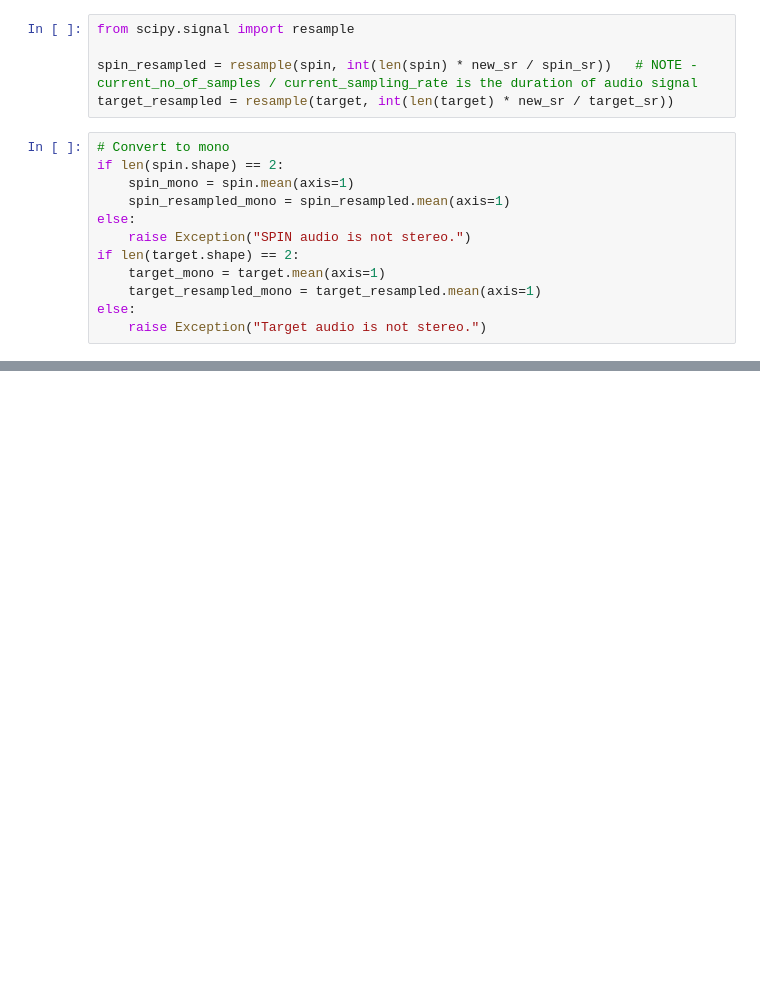
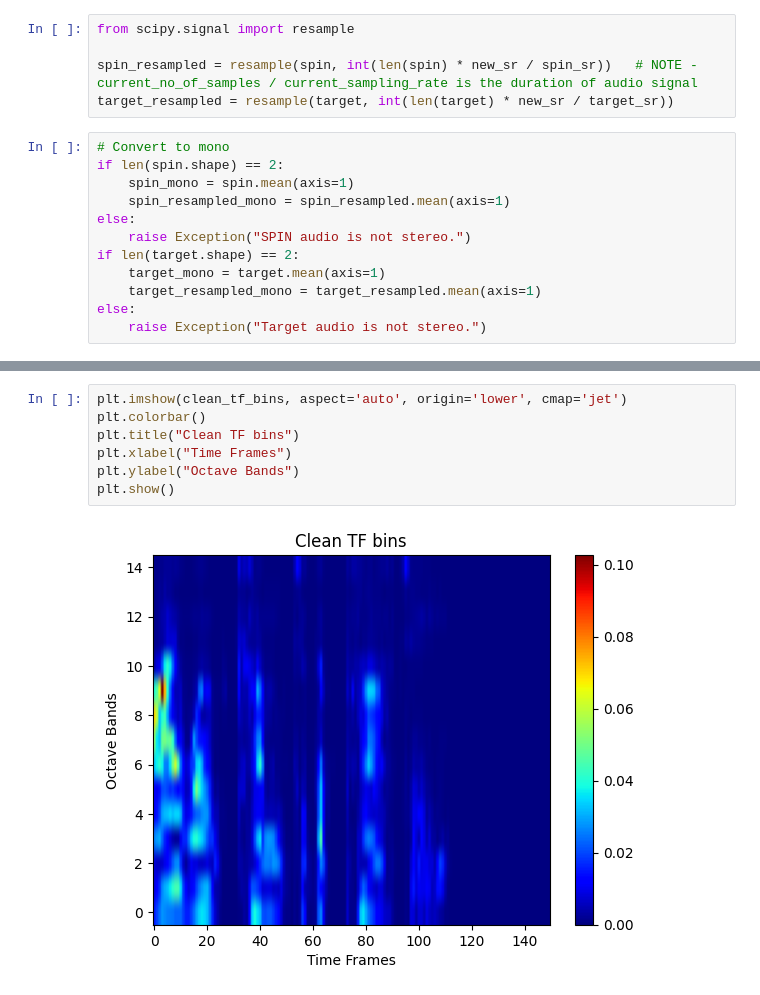
Before and after one commit to George-P-1/Speech_Intelligibility_with_Neural_Networks, a Jupyter notebook: utils/stoi_tf_bins_viz.ipynb, the cells around one changed output, grey strips where cells are left out. Saved outputs shown, nothing was run; the diff lists cells and outputs as text; blank space fills up the shorter version.

```diff
--- a/utils/stoi_tf_bins_viz.ipynb
+++ b/utils/stoi_tf_bins_viz.ipynb
@@ -57,3 +129,12 @@ plt.show()
+# %%
+plt.imshow(clean_tf_bins, aspect='auto', origin='lower', cmap='jet')
+plt.colorbar()
+plt.title("Clean TF bins")
+plt.xlabel("Time Frames")
+plt.ylabel("Octave Bands")
+plt.show()
+# %% [output]
+[figure, added]
 # %%
 plt.imshow(spin_tf_bins, aspect='auto', origin='lower', cmap='jet')
 plt.colorbar()
```
Also changed, not shown: parts of 9 cells of this notebook, 2 other files.
